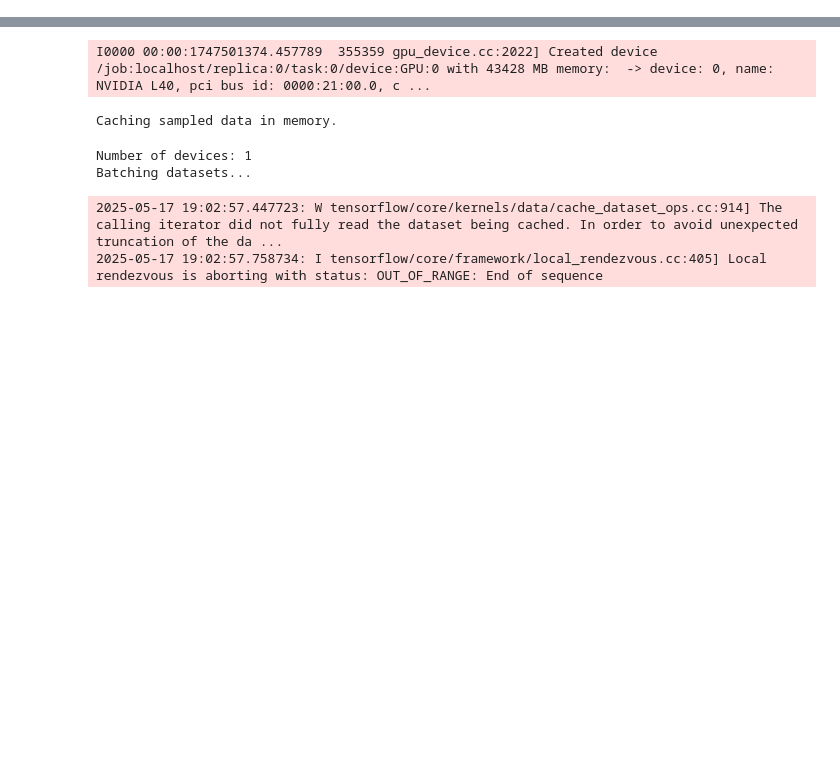
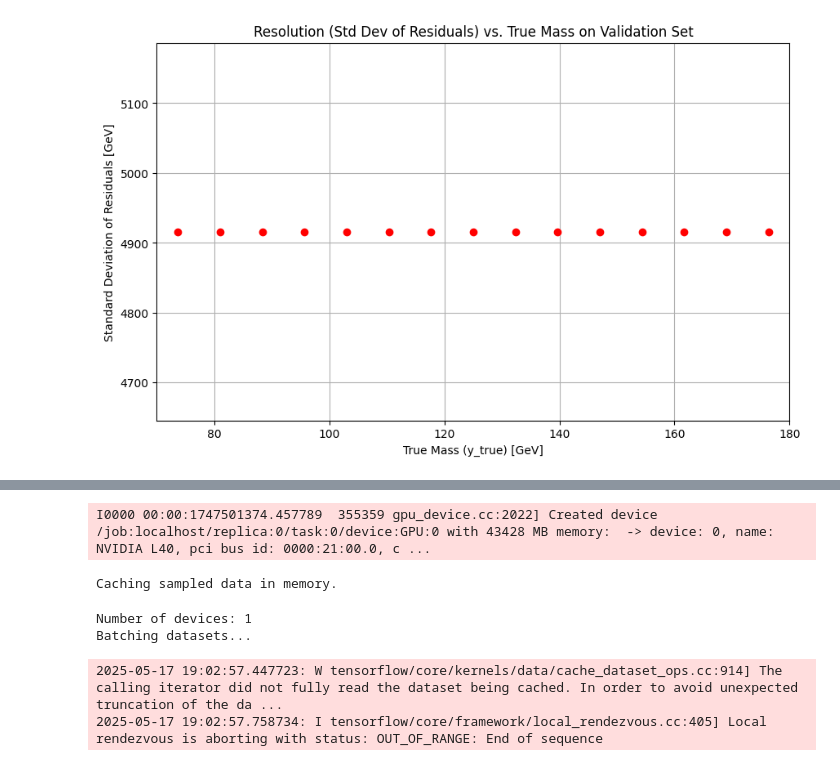
Before and after one commit to Patrik1van/HiggsAnalysisBc, a Jupyter notebook: main.ipynb, the cells around one changed output, grey strips where cells are left out. Drawn from its saved outputs; the diff is of its cells as text; code cells hidden in the pictures; blank space fills up the shorter version.

```diff
--- a/main.ipynb
+++ b/main.ipynb
@@ -231,0 +347,64 @@ new_dataset = new_dataset.map(augment_phi)
+# %%
+from scipy import stats # You need scipy for binned_statistic
+
+# Assuming y_true and y_pred are your NumPy arrays of true and predicted values
+if len(y_true) != len(y_pred):
+    raise ValueError("y_true and y_pred must have the same length")
+
+# Calculate the residuals
+residuals = y_true - y_pred
+
+# Define the number of intervals for y_true and the bin edges
+n_intervals = 15 # Adjust as needed
+true_mass_bins = np.linspace(70.0, 180.0, n_intervals + 1)
+
+# 2. Calculate the standard deviation of residuals within each bin of y_true
+std_residuals_per_bin, _, _ = stats.binned_statistic(
+    y_true,           # The data to bin by (y_true values)
+    residuals,        # The data on which to calculate the statistic (the residuals)
+    statistic='std',  # Compute the standard deviation for each bin
+    bins=true_mass_bins # The edges defining the bins for y_true
+)
+
+# 3. Count the number of samples within each bin of y_true
+std_count_per_bin, _, _ = stats.binned_statistic(
+    y_true,           # The data to bin by (y_true values)
+    y_true,           # The data to count (can be y_true or residuals, doesn't matter for count)
+    statistic='count',# Compute the count for each bin
+    bins=true_mass_bins # The edges defining the bins for y_true
+)
+
+std_residuals_per_bin = std_count_per_bin[0] # Array of std devs
+count_per_bin = std_count_per_bin[1].astype(float) # Array of counts
+
+# Calculate the center of each bin for the x-axis
+bin_centers = (true_mass_bins[:-1] + true_mass_bins[1:]) / 2
+
+# Filter out bins with insufficient data (e.g., count <= 1, as std dev is NaN)
+valid_indices = count_per_bin > 1
+
+valid_bin_centers = bin_centers[valid_indices]
+valid_std_residuals = std_residuals_per_bin[valid_indices]
+valid_counts = count_per_bin[valid_indices] # Keep counts for potential future use (e.g., weighting)
+
+
+plt.figure(figsize=(10, 6))
+
+# Plot the standard deviation of residuals vs. true mass bin center
+# Use markers to show discrete points
+plt.plot(valid_bin_centers, valid_std_residuals, marker='o', linestyle='-', color='red')
+
+plt.xlabel("True Mass (y_true) [GeV]")
+plt.ylabel("Standard Deviation of Residuals [GeV]")
+plt.title("Resolution (Std Dev of Residuals) vs. True Mass on Validation Set")
+plt.grid(True)
+
+# Optional: Set x-axis limits to match the mass range
+plt.xlim(70, 180)
+
+plt.savefig("residual_std_vs_true_mass.png", dpi=300)
+
+# If you want to display the plot immediately
+# plt.show()
+# %% [output]
+[figure, added]
```
Also changed, not shown: parts of 15 cells of this notebook, 1 other file.
